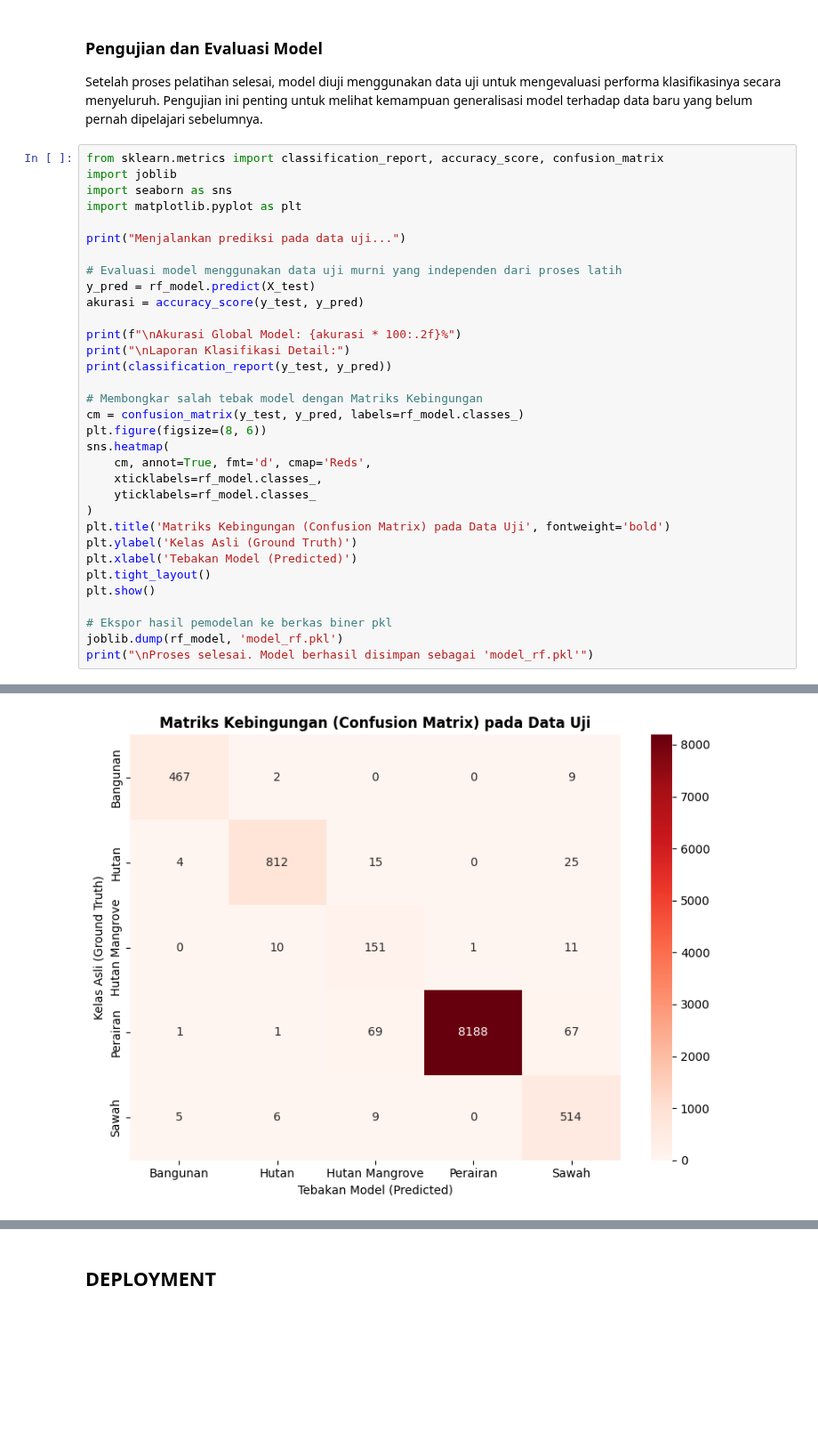
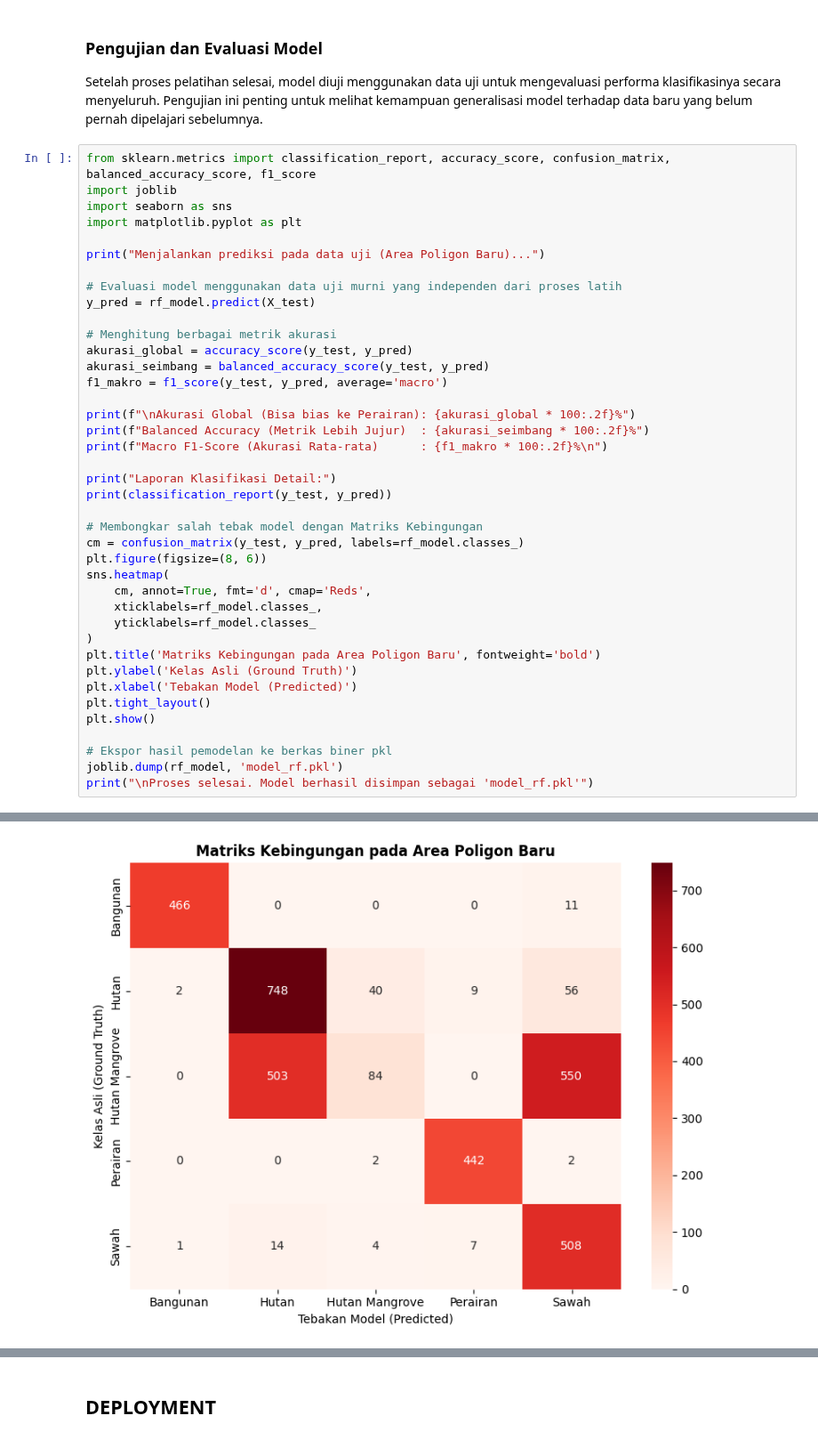
Before and after one commit to SUSUPAN223/catatan_kuliah, a Jupyter notebook: _sources/Proyek_Sains_Data/UTS_Klasifikasi.ipynb, the cells around one changed output, grey strips where cells are left out. Shown at 89% size. Cells and saved outputs as stored; diff of their text form; blank space fills up the shorter version.

```diff
--- a/_sources/Proyek_Sains_Data/UTS_Klasifikasi.ipynb
+++ b/_sources/Proyek_Sains_Data/UTS_Klasifikasi.ipynb
@@ -457,19 +516,26 @@ plt.show()
 
 Setelah proses pelatihan selesai, model diuji menggunakan data uji untuk mengevaluasi performa klasifikasinya secara menyeluruh. Pengujian ini penting untuk melihat kemampuan generalisasi model terhadap data baru yang belum pernah dipelajari sebelumnya.
 # %%
-from sklearn.metrics import classification_report, accuracy_score, confusion_matrix
+from sklearn.metrics import classification_report, accuracy_score, confusion_matrix, balanced_accuracy_score, f1_score
 import joblib
 import seaborn as sns
 import matplotlib.pyplot as plt
 
-print("Menjalankan prediksi pada data uji...")
+print("Menjalankan prediksi pada data uji (Area Poligon Baru)...")
 
 # Evaluasi model menggunakan data uji murni yang independen dari proses latih
 y_pred = rf_model.predict(X_test)
-akurasi = accuracy_score(y_test, y_pred)
 
-print(f"\nAkurasi Global Model: {akurasi * 100:.2f}%")
-print("\nLaporan Klasifikasi Detail:")
+# Menghitung berbagai metrik akurasi
+akurasi_global = accuracy_score(y_test, y_pred)
+akurasi_seimbang = balanced_accuracy_score(y_test, y_pred)
+f1_makro = f1_score(y_test, y_pred, average='macro')
+
+print(f"\nAkurasi Global (Bisa bias ke Perairan): {akurasi_global * 100:.2f}%")
+print(f"Balanced Accuracy (Metrik Lebih Jujur)  : {akurasi_seimbang * 100:.2f}%")
+print(f"Macro F1-Score (Akurasi Rata-rata)      : {f1_makro * 100:.2f}%\n")
+
+print("Laporan Klasifikasi Detail:")
 print(classification_report(y_test, y_pred))
 
 # Membongkar salah tebak model dengan Matriks Kebingungan
@@ -480,7 +546,7 @@ sns.heatmap(
     xticklabels=rf_model.classes_,
     yticklabels=rf_model.classes_
 )
-plt.title('Matriks Kebingungan (Confusion Matrix) pada Data Uji', fontweight='bold')
+plt.title('Matriks Kebingungan pada Area Poligon Baru', fontweight='bold')
 plt.ylabel('Kelas Asli (Ground Truth)')
 plt.xlabel('Tebakan Model (Predicted)')
 plt.tight_layout()
@@ -509,4 +577,4 @@ Hutan Mangrove       0.62      0.87      0.72       173
-[figure, old version]
+[figure, new version]
 Proses selesai. Model berhasil disimpan sebagai 'model_rf.pkl'
 # %% [markdown]
 ## DEPLOYMENT
```
Also changed, not shown: parts of 17 cells of this notebook, 8 other files.
